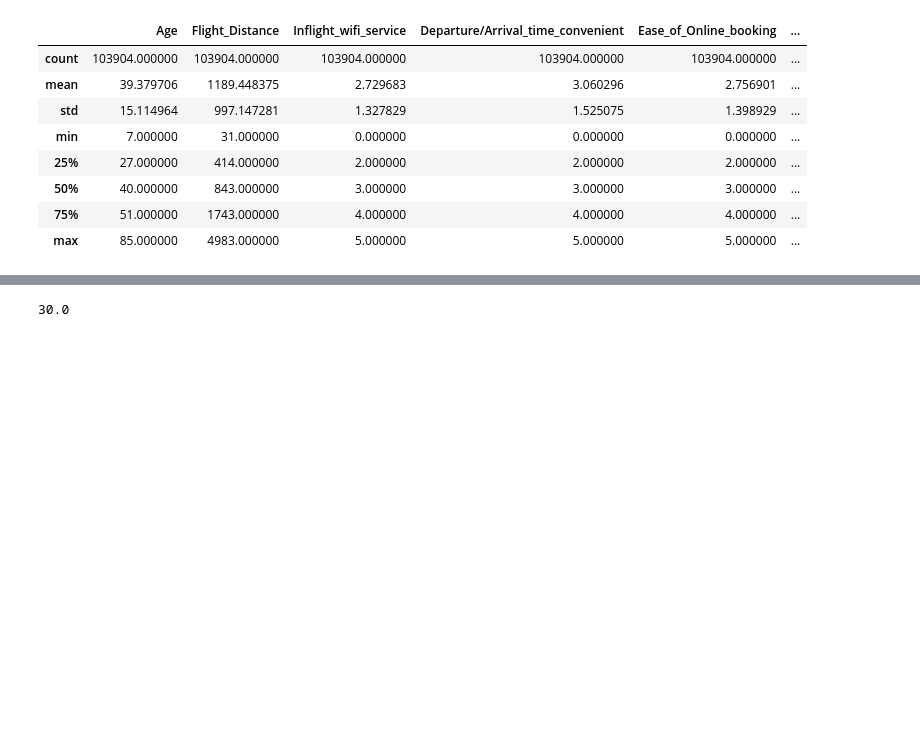
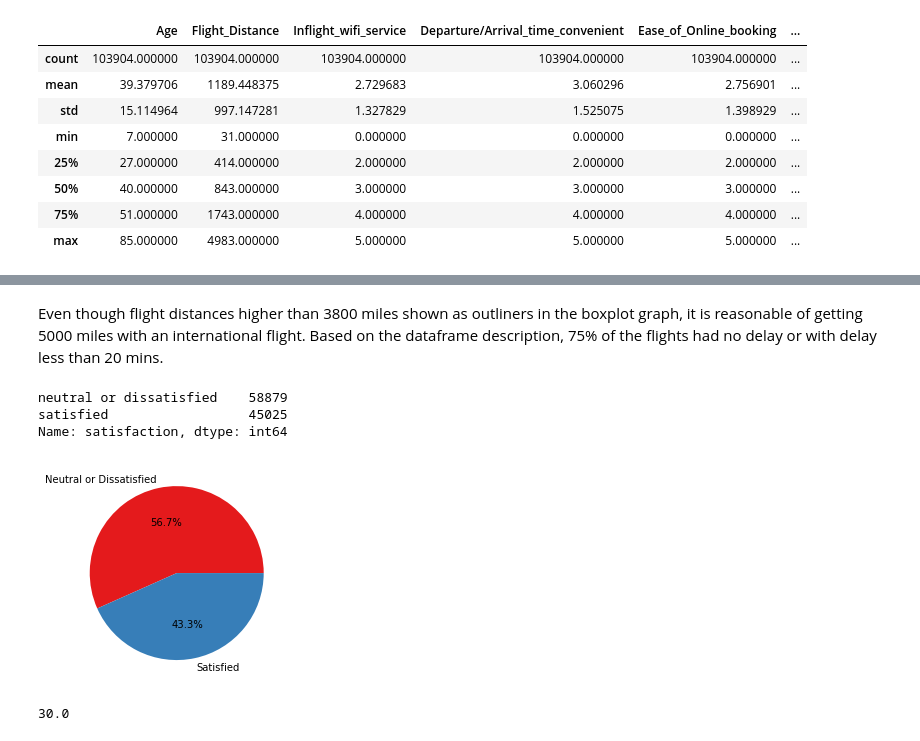
Before and after one commit to speplinski3/G3_Santander_Customer_Satisfaction, a Jupyter notebook: Airline_Customer_Satisfaction_ML_Wuyang.ipynb, the cells around one changed output, grey strips where cells are left out. Saved outputs shown, nothing was run; the diff lists cells and outputs as text; code cells hidden in the pictures; blank space fills up the shorter version.

Commit message:
Modified Airline_Customer_Satisfaction_ML_Wuyang file; Added Airline_DB_query

```diff
--- a/Airline_Customer_Satisfaction_ML_Wuyang.ipynb
+++ b/Airline_Customer_Satisfaction_ML_Wuyang.ipynb
@@ -218,0 +216,15 @@ Based on the dataframe description and boxplot graph, 75% of the flights had no
+# %% [markdown]
+Even though flight distances higher than 3800 miles shown as outliners in the boxplot graph, it is reasonable of getting 5000 miles with an international flight.
+Based on the dataframe description, 75% of the flights had no delay or with delay less than 20 mins.
+# %%
+Airline_df.satisfaction.value_counts()
+# %% [output]
+neutral or dissatisfied    58879
+satisfied                  45025
+Name: satisfaction, dtype: int64
+# %%
+# Check the distribution of satisfied customers vs. dissatisfied customers
+plt.pie(Airline_df.satisfaction.value_counts(), labels=['Neutral or Dissatisfied', 'Satisfied'], colors=sns.color_palette('Set1'), autopct='%1.1f%%')
+plt.show()
+# %% [output]
+[figure, added]
```
Also changed, not shown: parts of 24 cells of this notebook, 1 other file.
